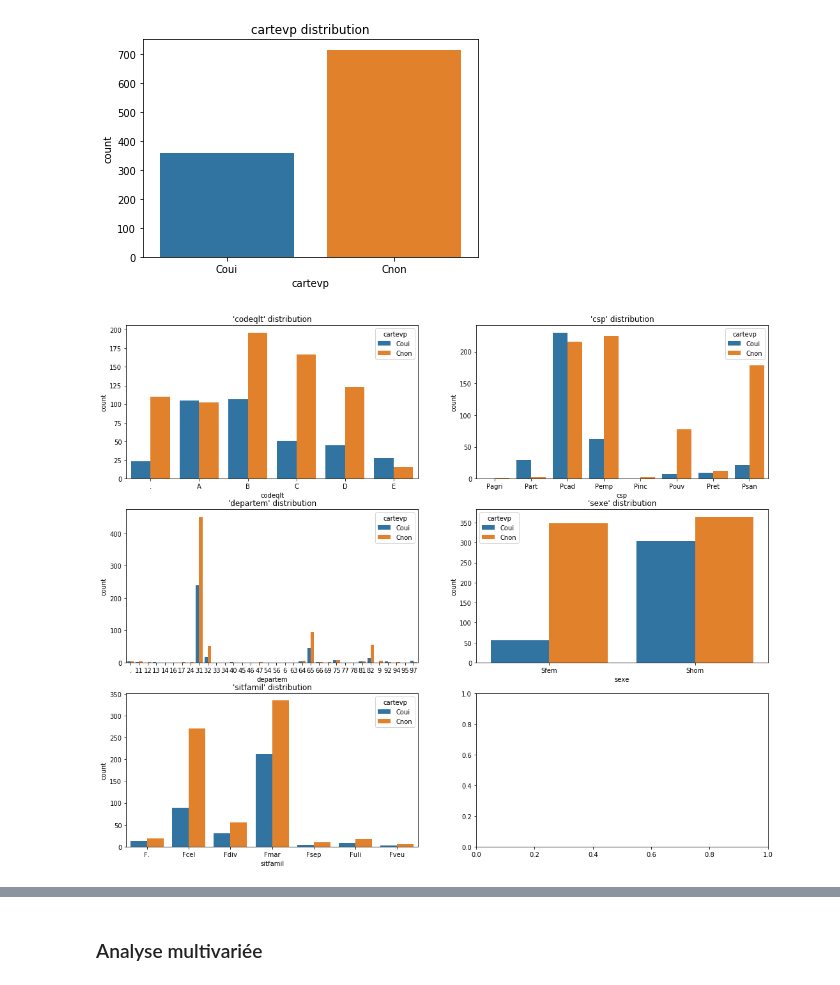
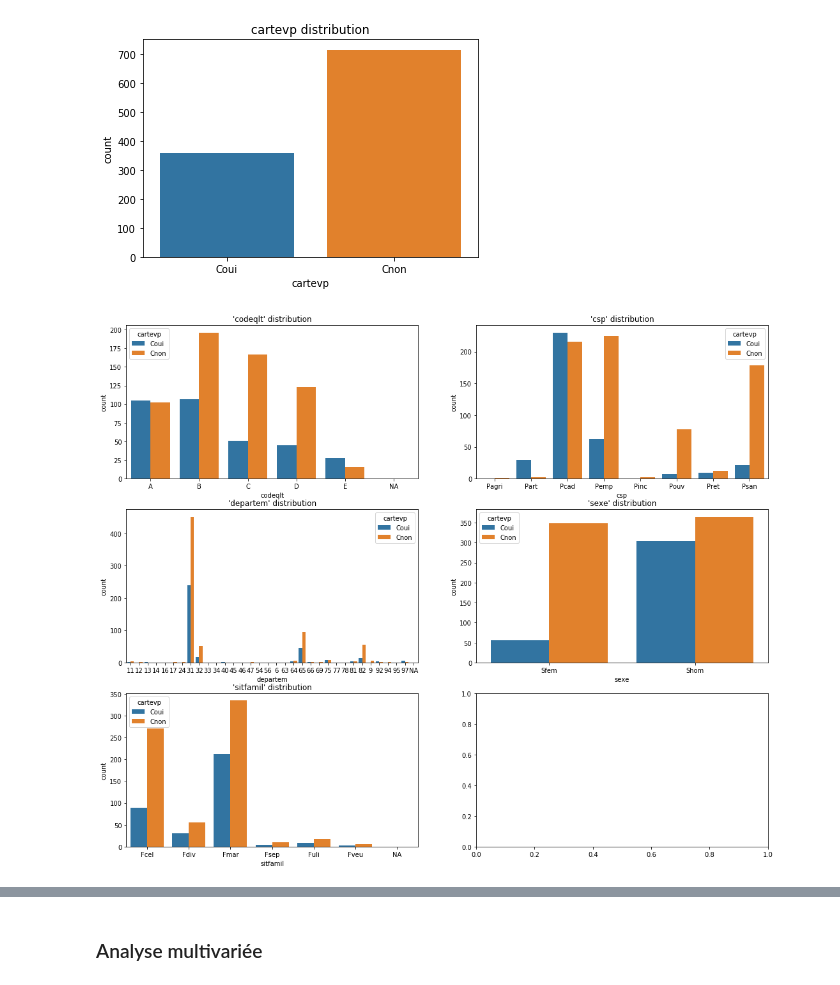
Before and after one commit to mahdiou-diallo/Projet_AppSup, a Jupyter notebook: src/visa.ipynb, the cells around one changed output, grey strips where cells are left out. Saved outputs shown, nothing was run; the diff lists cells and outputs as text; code cells hidden in the pictures.

```diff
--- a/src/visa.ipynb
+++ b/src/visa.ipynb
@@ -130,3 +163,10 @@ dtype: int64
+# %%
+visa[dots] = np.nan
+visa.loc[:, quanti_vars] = visa.loc[:, quanti_vars].astype(float)
+visa.to_csv('../input/visa.csv', index=False)
+# %%
+visa_quali = visa[quali_vars].copy()
+visa_quanti = visa[quanti_vars].copy()
 # %% [markdown]
 ### Analyse univariée
 # %%
@@ -136,21 +176,21 @@ plt.title(f'cartevp distribution')
 Text(0.5, 1.0, 'cartevp distribution')
 [figure]
 # %%
-visa_quali = visa[quali_vars]
-
 nrow, ncol = 3,2
 fig, axs = plt.subplots(nrow, ncol, figsize=(18,5*nrow))
 
 for i in range(visa_quali.shape[1]):
     row, col = i//ncol, i%ncol
     ax = axs[row, col]
     var_name = quali_vars[i]
 
 #     visa_quali[var_name].value_counts().sort_index().plot.bar(ax=ax)
+    order=np.sort(visa_quali[var_name].fillna('NA').unique())
     sns.countplot(x=visa_quali[var_name], hue=visa.cartevp,
-                  order=np.sort(visa_quali[var_name].unique()), ax=ax)
+                  order=order,
+                  ax=ax)
     ax.yaxis.set_major_formatter(ticker.EngFormatter())
     ax.set_title(f'{var_name!r} distribution')
 # %% [output]
-[figure, old version]
+[figure, new version]
 # %%
```
Also changed, not shown: parts of 33 cells of this notebook.
